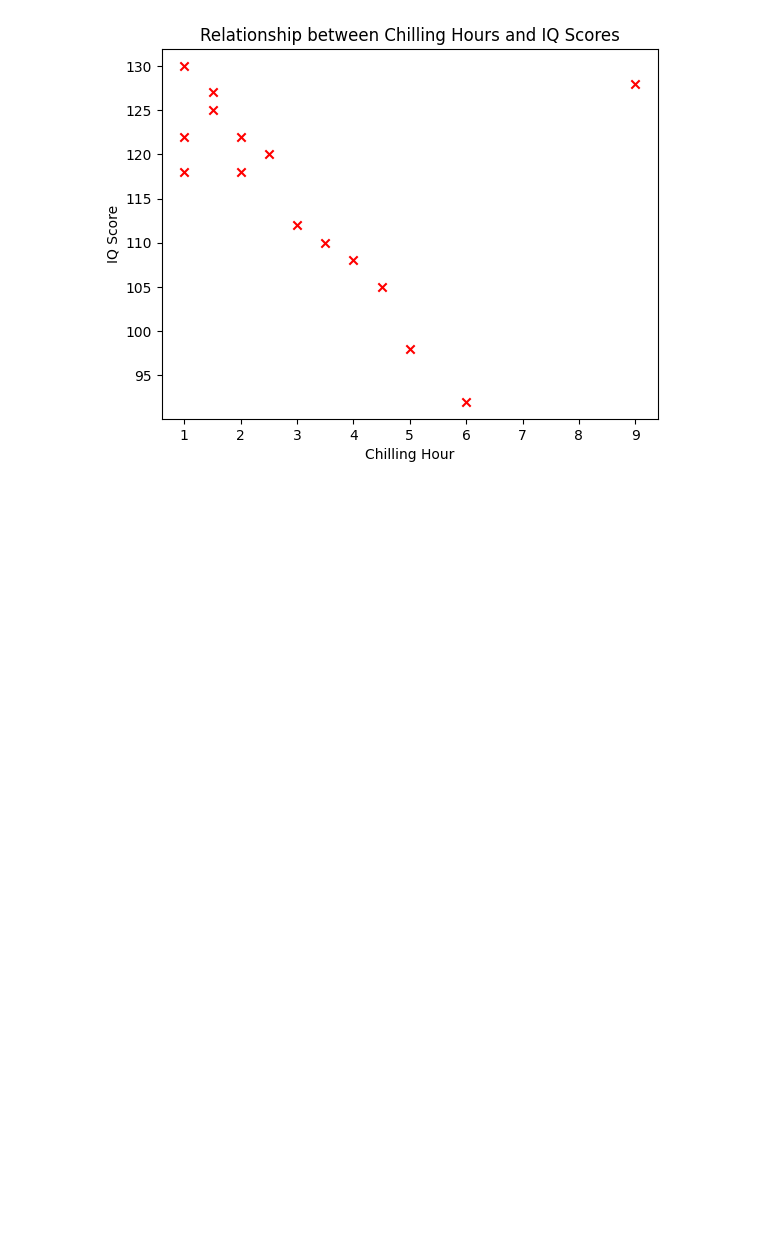
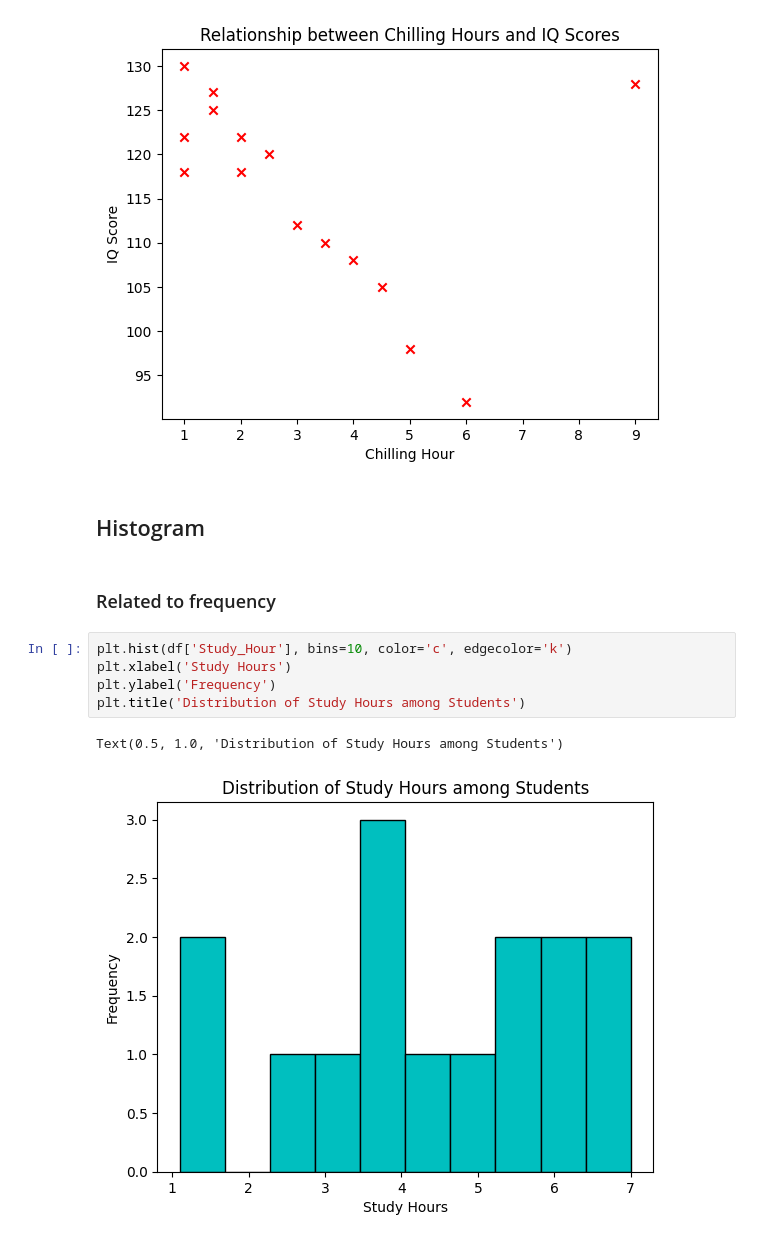
Before and after one commit to ZohanaZuthi/Phitron-AI-ML, a Jupyter notebook: Ai with PYthon/Visualization_with_matplotlib/module_13.ipynb, the cells around one changed output. Cells and saved outputs as stored; diff of their text form; blank space fills up the shorter version.

```diff
--- a/Visualization_with_matplotlib/module_13.ipynb
+++ b/Ai with PYthon/Visualization_with_matplotlib/module_13.ipynb
@@ -175,3 +175,15 @@ plt.scatter(df['Chilling_Hour'], df['IQ_Score'],color='r', marker='x')
 # %% [output]
 <matplotlib.collections.PathCollection at 0x...>
 [figure]
+# %% [markdown]
+## Histogram
+# %% [markdown]
+### Related to frequency
+# %%
+plt.hist(df['Study_Hour'], bins=10, color='c', edgecolor='k')
+plt.xlabel('Study Hours')
+plt.ylabel('Frequency')
+plt.title('Distribution of Study Hours among Students')
+# %% [output]
+Text(0.5, 1.0, 'Distribution of Study Hours among Students')
+[figure, added]
```
Also changed, not shown: parts of 10 cells of this notebook, 35 other files.
